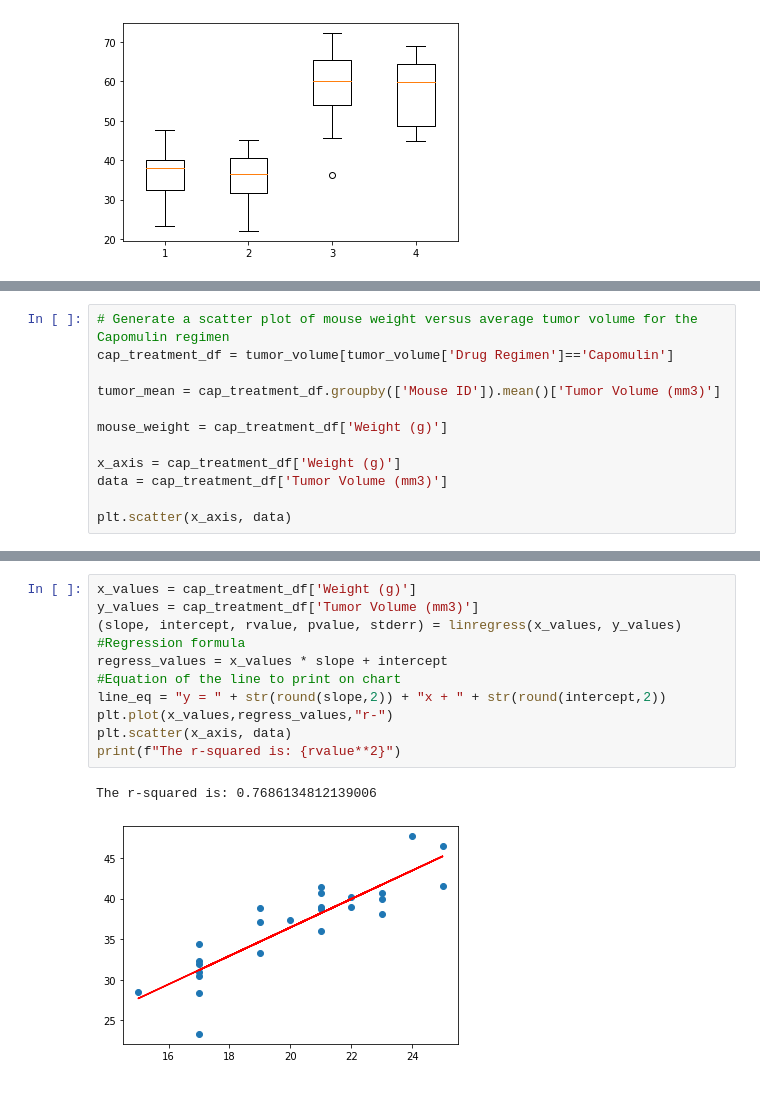
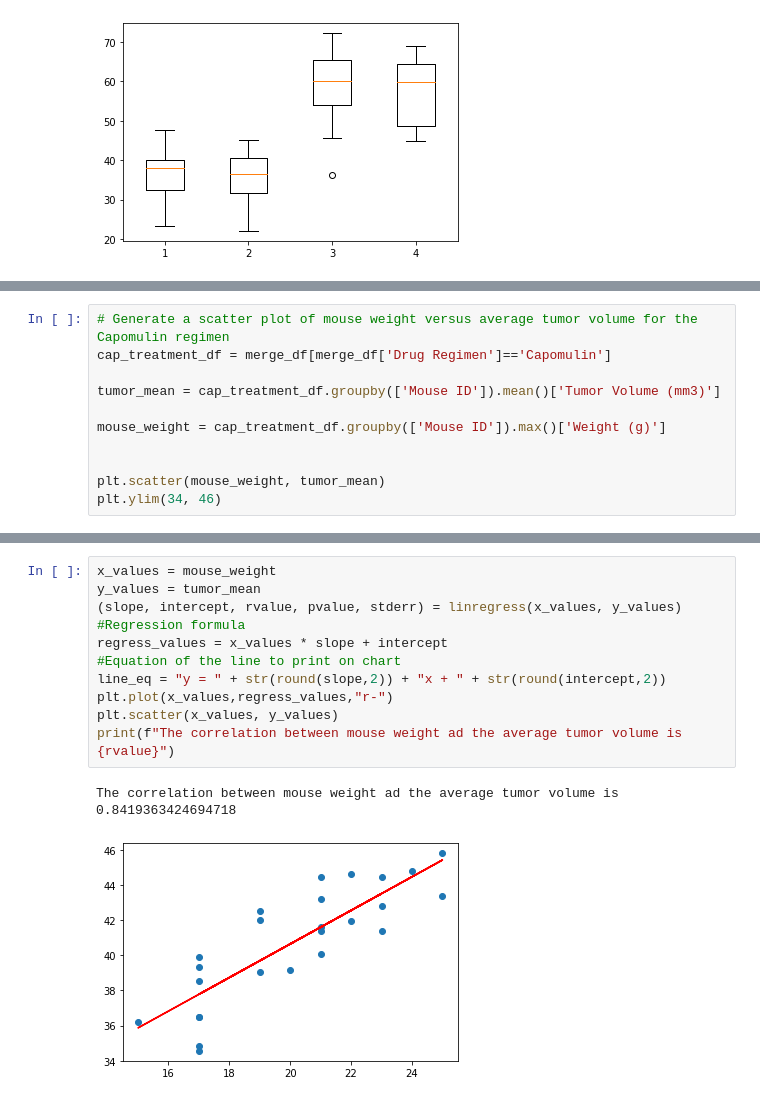
Before and after one commit to jeosqueri/Tumor-Treatment-Analysis, a Jupyter notebook: Pymaceuticals.ipynb, the cells around one changed output, grey strips where cells are left out. Drawn from its saved outputs; the diff is of its cells as text.

```diff
--- a/Pymaceuticals.ipynb
+++ b/Pymaceuticals.ipynb
@@ -331,13 +350,12 @@ plt.show()
 # %%
 # Generate a scatter plot of mouse weight versus average tumor volume for the Capomulin regimen
-cap_treatment_df = tumor_volume[tumor_volume['Drug Regimen']=='Capomulin']
+cap_treatment_df = merge_df[merge_df['Drug Regimen']=='Capomulin']
 
 tumor_mean = cap_treatment_df.groupby(['Mouse ID']).mean()['Tumor Volume (mm3)']
 
-mouse_weight = cap_treatment_df['Weight (g)']
+mouse_weight = cap_treatment_df.groupby(['Mouse ID']).max()['Weight (g)']
 
-x_axis = cap_treatment_df['Weight (g)']
-data = cap_treatment_df['Tumor Volume (mm3)']
 
-plt.scatter(x_axis, data)
+plt.scatter(mouse_weight, tumor_mean)
+plt.ylim(34, 46)
 # %% [output]
@@ -346,14 +364,14 @@ plt.scatter(x_axis, data)
 # %%
-x_values = cap_treatment_df['Weight (g)']
-y_values = cap_treatment_df['Tumor Volume (mm3)']
+x_values = mouse_weight
+y_values = tumor_mean
 (slope, intercept, rvalue, pvalue, stderr) = linregress(x_values, y_values)
 #Regression formula
 regress_values = x_values * slope + intercept
 #Equation of the line to print on chart
 line_eq = "y = " + str(round(slope,2)) + "x + " + str(round(intercept,2))
 plt.plot(x_values,regress_values,"r-")
-plt.scatter(x_axis, data)
-print(f"The r-squared is: {rvalue**2}")
+plt.scatter(x_values, y_values)
+print(f"The correlation between mouse weight ad the average tumor volume is {rvalue}")
 # %% [output]
-The r-squared is: 0.7686134812139006
+The correlation between mouse weight ad the average tumor volume is 0.8419363424694718
-[figure, old version]
+[figure, new version]
```
Also changed, not shown: parts of 2 cells of this notebook.
